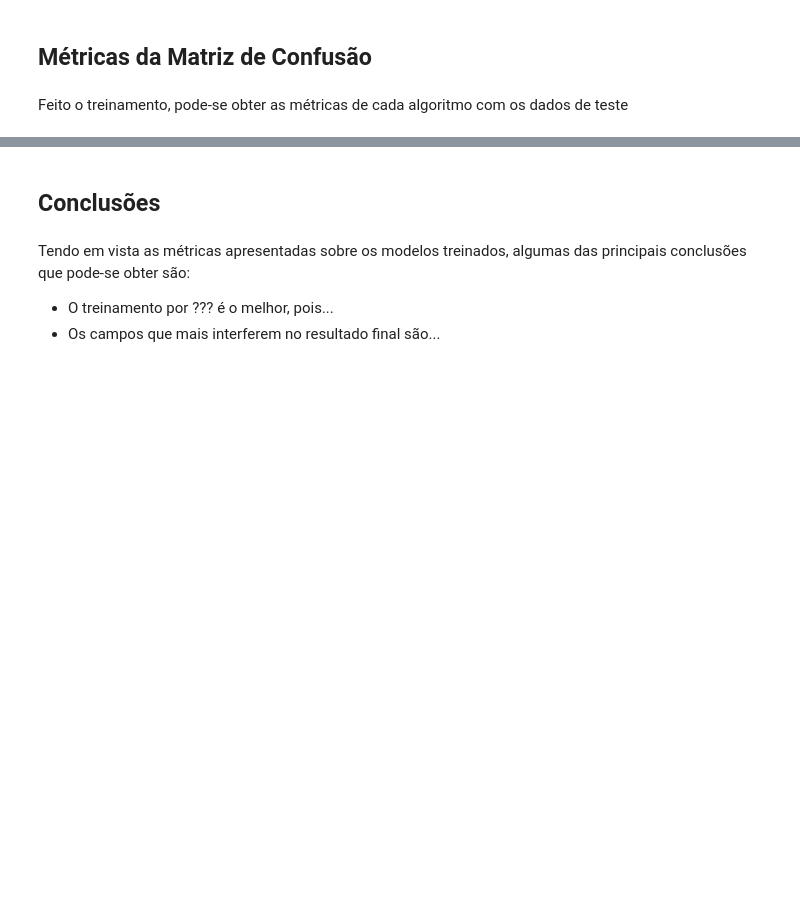
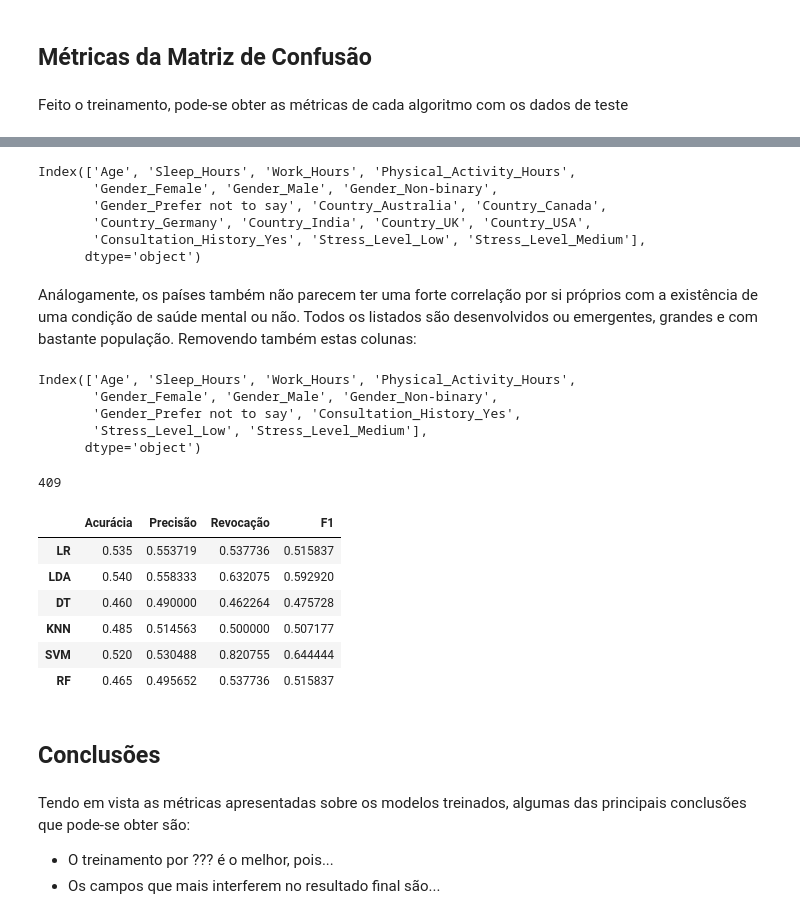
Before and after one commit to LucasFelipeNunes/Exercicios-Inteligencia-Artificial, a Jupyter notebook: Atividade_Final.ipynb, the cells around one changed output, grey strips where cells are left out. Cells and saved outputs as stored; diff of their text form; code cells hidden in the pictures; blank space fills up the shorter version.

Commit message:
Tentativa de remover colunas

```diff
--- a/Atividade_Final.ipynb
+++ b/Atividade_Final.ipynb
@@ -339,3 +359,79 @@ dados
+# %%
+train_x = train_x.drop(columns=['Occupation_Education', 'Occupation_Engineering', 'Occupation_Finance', 'Occupation_Healthcare', 'Occupation_IT', 'Occupation_Sales'], axis=1)
+test_x = test_x.drop(columns=['Occupation_Education', 'Occupation_Engineering', 'Occupation_Finance', 'Occupation_Healthcare', 'Occupation_IT', 'Occupation_Sales'], axis=1)
+print(train_x.columns)
+# %% [output]
+Index(['Age', 'Sleep_Hours', 'Work_Hours', 'Physical_Activity_Hours',
+       'Gender_Female', 'Gender_Male', 'Gender_Non-binary',
+       'Gender_Prefer not to say', 'Country_Australia', 'Country_Canada',
+       'Country_Germany', 'Country_India', 'Country_UK', 'Country_USA',
+       'Consultation_History_Yes', 'Stress_Level_Low', 'Stress_Level_Medium'],
+      dtype='object')
+# %% [markdown]
+Análogamente, os países também não parecem ter uma forte correlação por si próprios com a existência de uma condição de saúde mental ou não. Todos os listados são desenvolvidos ou emergentes, grandes e com bastante população. Removendo também estas colunas:
+# %%
+train_x = train_x.drop(columns=['Country_Australia', 'Country_Canada',
+       'Country_Germany', 'Country_India', 'Country_UK', 'Country_USA'], axis=1)
+test_x = test_x.drop(columns=['Country_Australia', 'Country_Canada',
+       'Country_Germany', 'Country_India', 'Country_UK', 'Country_USA'], axis=1)
+print(train_x.columns)
+# %% [output]
+Index(['Age', 'Sleep_Hours', 'Work_Hours', 'Physical_Activity_Hours',
+       'Gender_Female', 'Gender_Male', 'Gender_Non-binary',
+       'Gender_Prefer not to say', 'Consultation_History_Yes',
+       'Stress_Level_Low', 'Stress_Level_Medium'],
+      dtype='object')
+# %%
+print(sum(train_y))
+# %% [output]
+409
+# %%
+LR  = LogisticRegression(solver='lbfgs', max_iter=100).fit(train_x, train_y)
+LDA = LinearDiscriminantAnalysis().fit(train_x, train_y)
+DT  = DecisionTreeClassifier().fit(train_x, train_y)
+KN  = KNeighborsClassifier().fit(train_x, train_y)
+SVM = SVC().fit(train_x,train_y)
+RF  = RandomForestClassifier().fit(train_x,train_y)
+
+metricas = {'Acurácia': [LR.score(test_x,test_y),
+                         LDA.score(test_x,test_y),
+                         DT.score(test_x,test_y),
+                         KN.score(test_x,test_y),
+                         SVM.score(test_x,test_y),
+                         RF.score(test_x,test_y)],
+            'Precisão': [precision_score(test_y, LR.predict(test_x)),
+                      precision_score(test_y, LDA.predict(test_x)),
+                      precision_score(test_y, DT.predict(test_x)),
+                      precision_score(test_y, KN.predict(test_x)),
+                      precision_score(test_y, SVM.predict(test_x)),
+                      precision_score(test_y, RF.predict(test_x))],
+            'Revocação' : [recall_score(test_y, RF.predict(test_x)),
+                    recall_score(test_y, LDA.predict(test_x)),
+                    recall_score(test_y, DT.predict(test_x)),
+                    recall_score(test_y, KN.predict(test_x)),
+                    recall_score(test_y, SVM.predict(test_x)),
+                    recall_score(test_y, RF.predict(test_x))],
+            'F1' : [f1_score(test_y, RF.predict(test_x)),
+                    f1_score(test_y, LDA.predict(test_x)),
+                    f1_score(test_y, DT.predict(test_x)),
+                    f1_score(test_y, KN.predict(test_x)),
+                    f1_score(test_y, SVM.predict(test_x)),
+                    f1_score(test_y, RF.predict(test_x))]
+        }
+
+dados = pd.DataFrame(metricas,
+                     columns = ['Acurácia', 'Precisão','Revocação','F1'],
+                     index=['LR','LDA','DT','KNN','SVM','RF'])
+
+dados
+# %% [output]
+|  | Acurácia | Precisão | Revocação | F1 |
+| LR | 0.535 | 0.553719 | 0.537736 | 0.515837 |
+| LDA | 0.540 | 0.558333 | 0.632075 | 0.592920 |
+| DT | 0.460 | 0.490000 | 0.462264 | 0.475728 |
+| KNN | 0.485 | 0.514563 | 0.500000 | 0.507177 |
+| SVM | 0.520 | 0.530488 | 0.820755 | 0.644444 |
+| RF | 0.465 | 0.495652 | 0.537736 | 0.515837 |
 # %% [markdown]
 ## Conclusões
 # %% [markdown]
```
Also changed, not shown: parts of 8 cells of this notebook.
